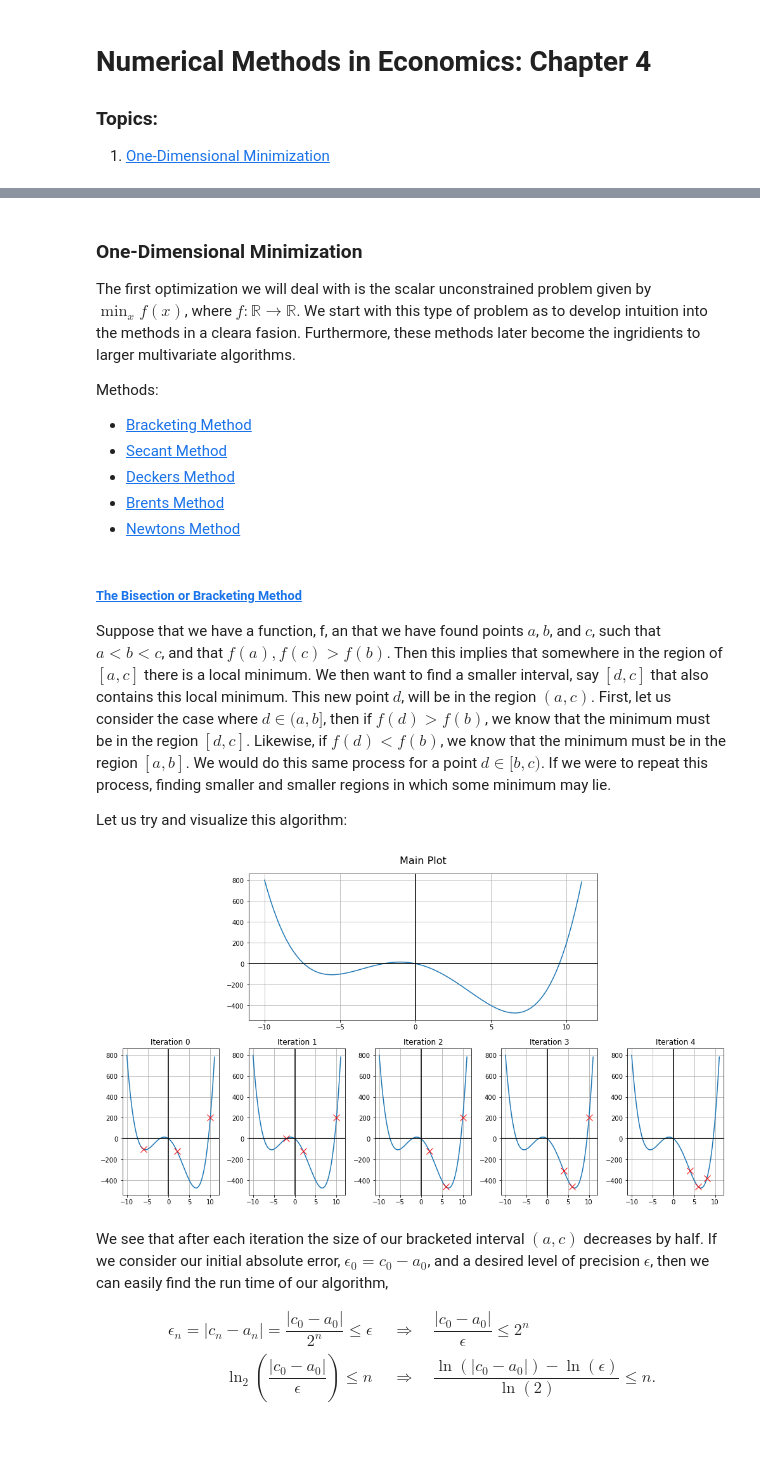
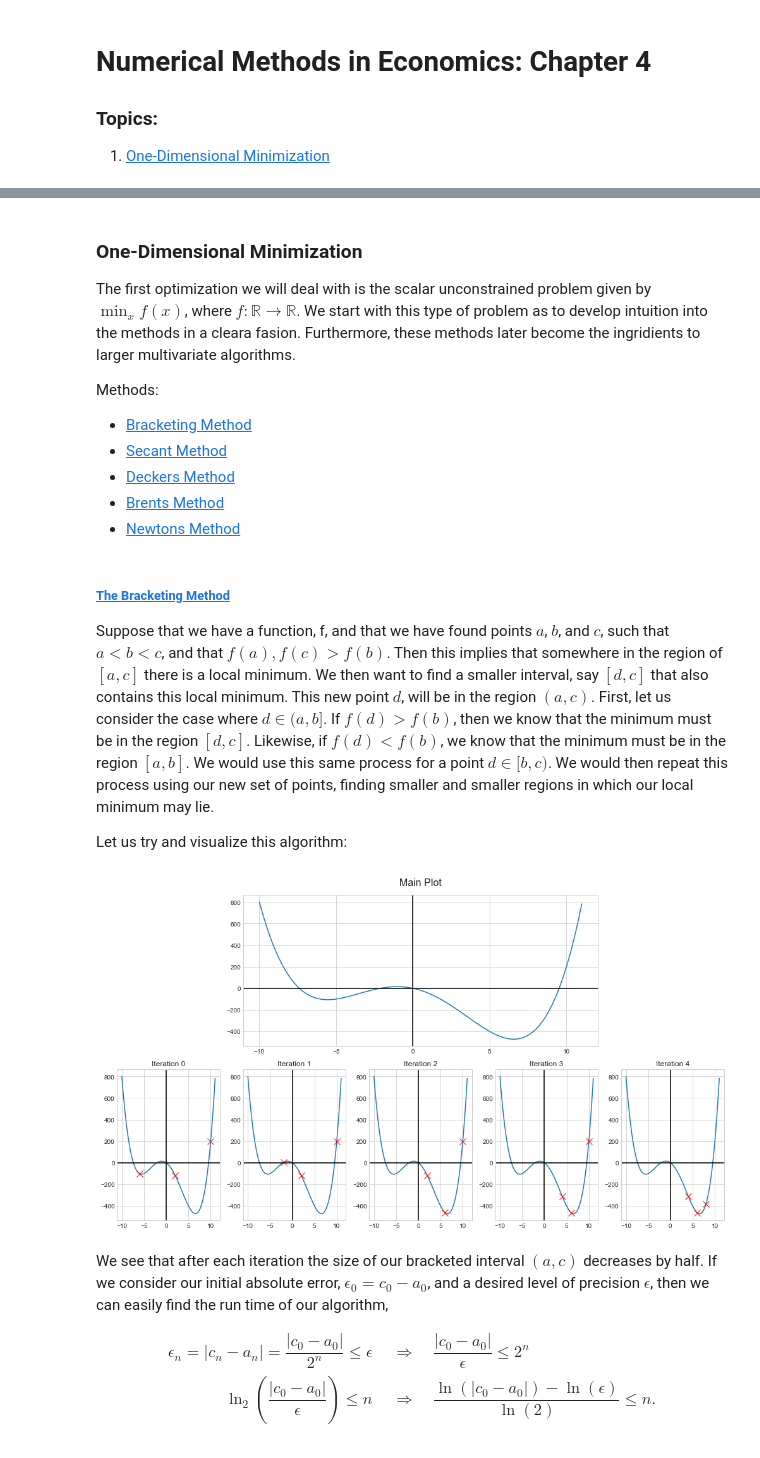
Before and after one commit to AlwaysSearching/Numerical-Methods-in-Economics, a Jupyter notebook: Optimization_NoteBook.ipynb, the cells around one changed output, grey strips where cells are left out. Saved outputs shown, nothing was run; the diff lists cells and outputs as text; code cells hidden in the pictures.

```diff
--- a/Optimization_NoteBook.ipynb
+++ b/Optimization_NoteBook.ipynb
@@ -22,7 +22,7 @@ This Notebook will first examine and impliment various algorithms used in solvin
 # %% [markdown]
 <h3>One-Dimensional Minimization</h3>
 
-The first optimization we will deal with is the scalar unconstrained problem given by $\min_{x}f(x)$, where $f: \mathbb{R}\rightarrow \mathbb{R}$. We start with this type of problem as to develop intuition into the methods in a cleara fasion. Furthermore, these methods later become the ingridients to larger multivariate algorithms.
+The first optimization we will deal with is the scalar unconstrained problem given by $\min_{x} f(x)$, where $f: \mathbb{R}\rightarrow \mathbb{R}$. We start with this type of problem as to develop intuition into the methods in a cleara fasion. Furthermore, these methods later become the ingridients to larger multivariate algorithms.
 
 Methods:
 
@@ -32,9 +32,9 @@ Methods:
 - <a href = "#Brent">Brents Method</a>
 - <a href = "#Newton">Newtons Method</a>
 # %% [markdown]
-<h6><a id = 'Bracketing' href = https://en.wikipedia.org/wiki/Bisection_method >The Bisection or Bracketing Method</a></h6>
+<h6><a id = 'Bracketing' href = https://en.wikipedia.org/wiki/Bisection_method >The Bracketing Method</a></h6>
 
-Suppose that we have a function, f, an that we have found points $a$, $b$, and $c$, such that $a<b<c$, and that $f(a), f(c) > f(b)$. Then this implies that somewhere in the region of $[a, c]$ there is a local minimum. We then want to find a smaller interval, say $[d, c]$ that also contains this local minimum. This new point $d$, will be in the region $(a, c)$. First, let us consider the case where $d \in (a,b]$, then if $f(d) > f(b)$, we know that the minimum must be in the region $[d, c]$. Likewise, if $f(d) < f(b)$, we know that the minimum must be in the region $[a, b]$. We would do this same process for a point $d \in [b, c)$. If we were to repeat this process, finding smaller and smaller regions in which some minimum may lie.
+Suppose that we have a function, f, and that we have found points $a$, $b$, and $c$, such that $a<b<c$, and that $f(a), f(c) > f(b)$. Then this implies that somewhere in the region of $[a, c]$ there is a local minimum. We then want to find a smaller interval, say $[d, c]$ that also contains this local minimum. This new point $d$, will be in the region $(a, c)$. First, let us consider the case where $d \in (a,b]$. If $f(d) > f(b)$, then we know that the minimum must be in the region $[d, c]$. Likewise, if $f(d) < f(b)$, we know that the minimum must be in the region $[a, b]$. We would use this same process for a point $d \in [b, c)$. We would then repeat this process using our new set of points, finding smaller and smaller regions in which our local minimum may lie.
 
 Let us try and visualize this algorithm:
 # %%
@@ -77,44 +77,45 @@ def bracketing(f, triple, n_iter = 100, eps = 0):
 # %%
 import matplotlib.pyplot as plt
 import autograd.numpy as np
+
+plt.style.use('seaborn-whitegrid')
+%matplotlib inline
 
 # Let us define an arbitray polynomial function.
 def poly(x: float) -> float:
     return x**4 / 5 - 15*x**2 - 30*x
 
 poly_vec = np.vectorize(poly)
 
 # Create a simple graph of our function
 x = np.linspace(-10, 11, 100)
 y = poly_vec(x)
 start = (-6, 2, 10)
 
 # Create Grid to visualize our function and ther first three iterations.
 fig_1 = plt.figure(figsize = (14, 8))
 grid_1 = fig_1.add_gridspec(2, 5, width_ratios = [1, 1, 1, 1, 1])
 
 main = fig_1.add_subplot(grid_1[0, 1:4])
 main.plot(x, y)
 main.set_title(r"Main Plot", pad = 15, fontdict = dict(fontsize = 16))
 plt.axhline(color='black')
 plt.axvline(color='black')
-plt.grid()
 
-# Graph three iterations of the function.
+# Graph 4 iterations of the function.
 for i in range(5):
     iter_i = fig_1.add_subplot(grid_1[1, i:i+1])
-    iter_i.plot(x,y);
+    iter_i.plot(x,y)
     iter_i.plot(start, poly_vec(start), "rx", ms = 10)
     plt.axhline(color='black')
     plt.axvline(color='black')
-    plt.grid()
     iter_i.set_title(f"Iteration {i}")
     start = one_iteration_bracketing(poly, *start)
 
-plt.tight_layout(pad = 1.25)
+plt.tight_layout()
 plt.show();
 # %% [output]
-[figure, old version]
+[figure, new version]
 # %% [markdown]
 We see that after each iteration the size of our bracketed interval $(a, c)$ decreases by half. If we consider our initial absolute error, $\epsilon_0 = c_0 - a_0$, and a desired level of precision $\epsilon$, then we can easily find the run time of our algorithm,
 
```
Also changed, not shown: parts of 11 cells of this notebook, 1 other file.
